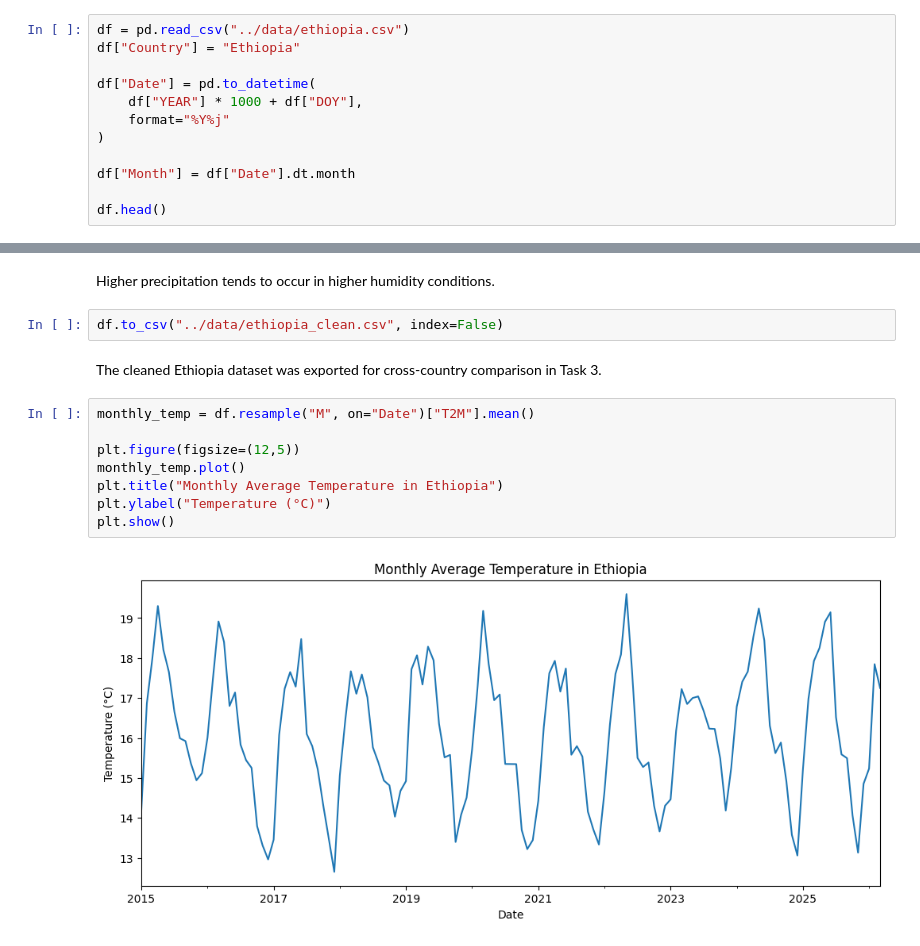
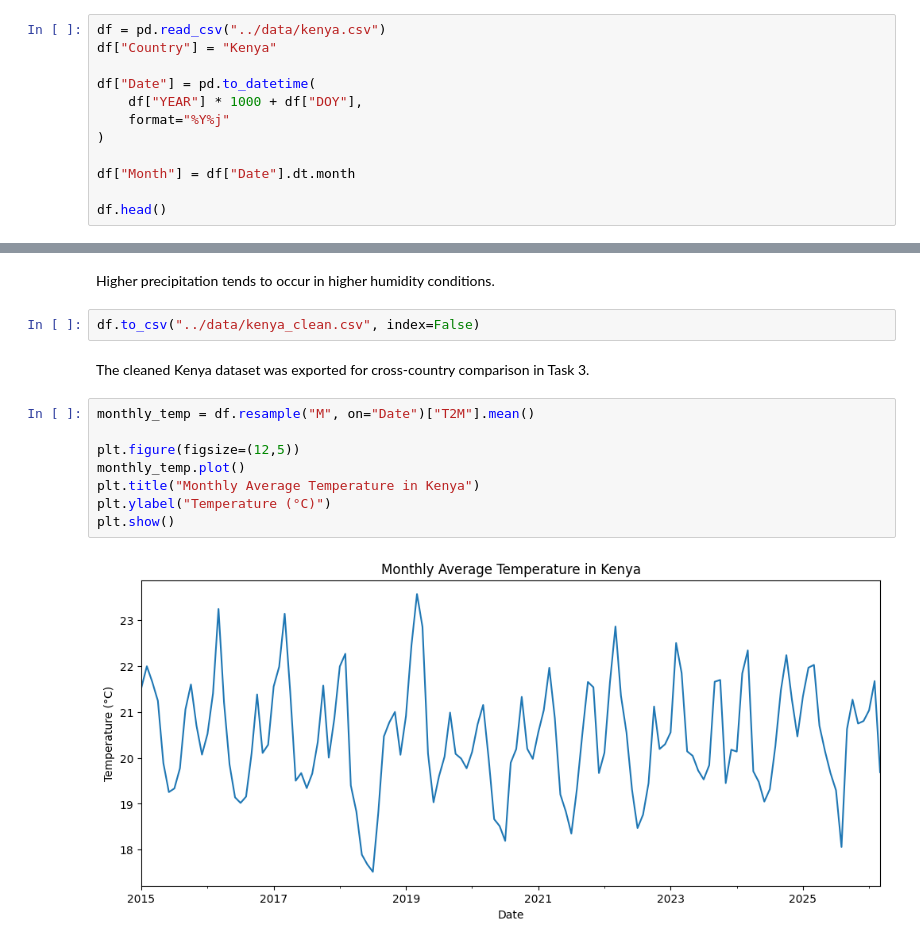
Before and after one commit to Sosna-mehrete/climate-challenge-week0, a Jupyter notebook: notebooks/kenya_eda.ipynb, the cells around one changed output, grey strips where cells are left out. Cells and saved outputs as stored; diff of their text form.

```diff
--- a/notebooks/kenya_eda.ipynb
+++ b/notebooks/kenya_eda.ipynb
@@ -35,8 +11,8 @@ import matplotlib.pyplot as plt
 import seaborn as sns
 from scipy.stats import zscore
 # %%
-df = pd.read_csv("../data/ethiopia.csv")
-df["Country"] = "Ethiopia"
+df = pd.read_csv("../data/kenya.csv")
+df["Country"] = "Kenya"
 
 df["Date"] = pd.to_datetime(
     df["YEAR"] * 1000 + df["DOY"],
@@ -253,16 +231,16 @@ plt.show()
 # %% [markdown]
 Higher precipitation tends to occur in higher humidity conditions.
 # %%
-df.to_csv("../data/ethiopia_clean.csv", index=False)
+df.to_csv("../data/kenya_clean.csv", index=False)
 # %% [markdown]
-The cleaned Ethiopia dataset was exported for cross-country comparison in Task 3.
+The cleaned Kenya dataset was exported for cross-country comparison in Task 3.
 # %%
 monthly_temp = df.resample("M", on="Date")["T2M"].mean()
 
 plt.figure(figsize=(12,5))
 monthly_temp.plot()
-plt.title("Monthly Average Temperature in Ethiopia")
+plt.title("Monthly Average Temperature in Kenya")
 plt.ylabel("Temperature (°C)")
 plt.show()
 # %% [output]
-[figure, old version]
+[figure, new version]
```
Also changed, not shown: parts of 12 cells of this notebook.
